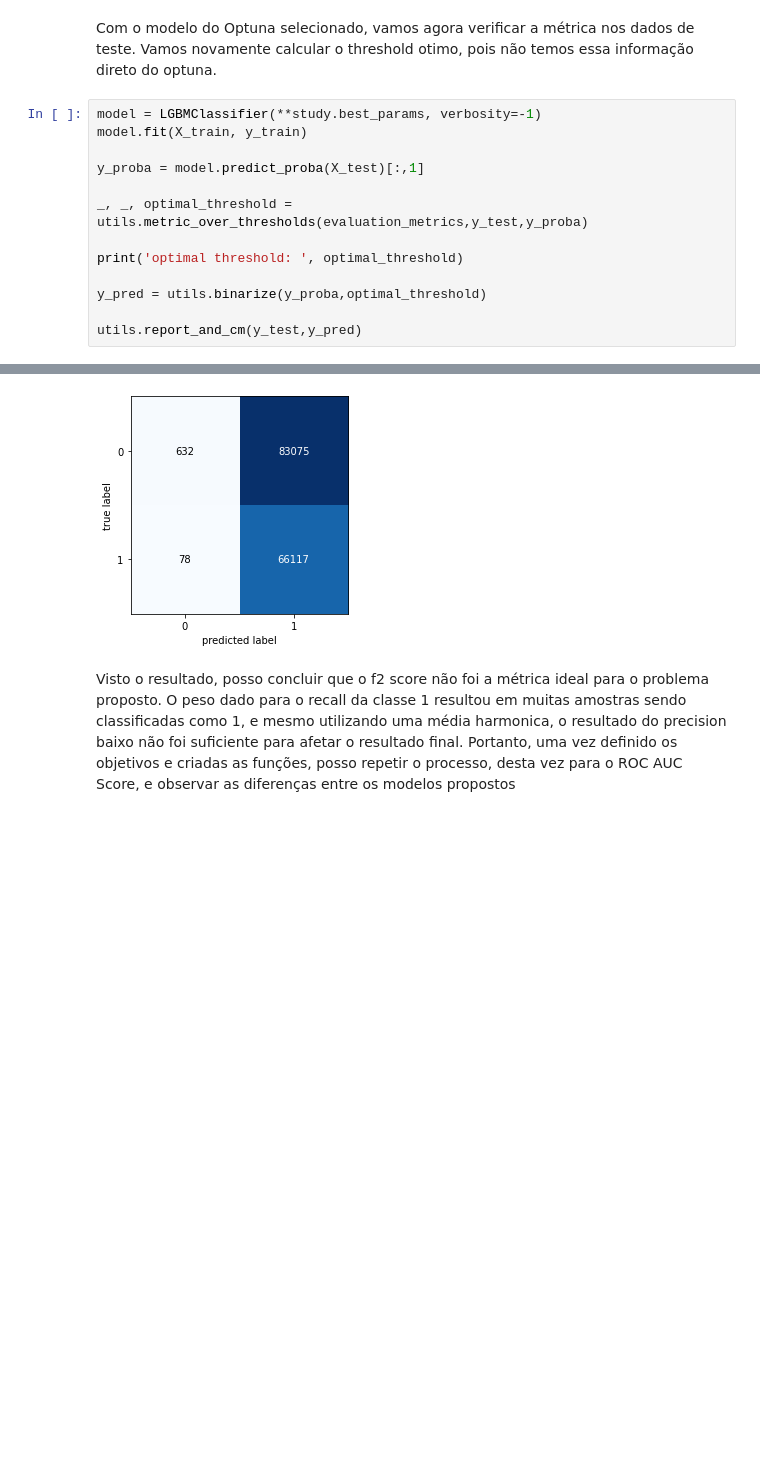
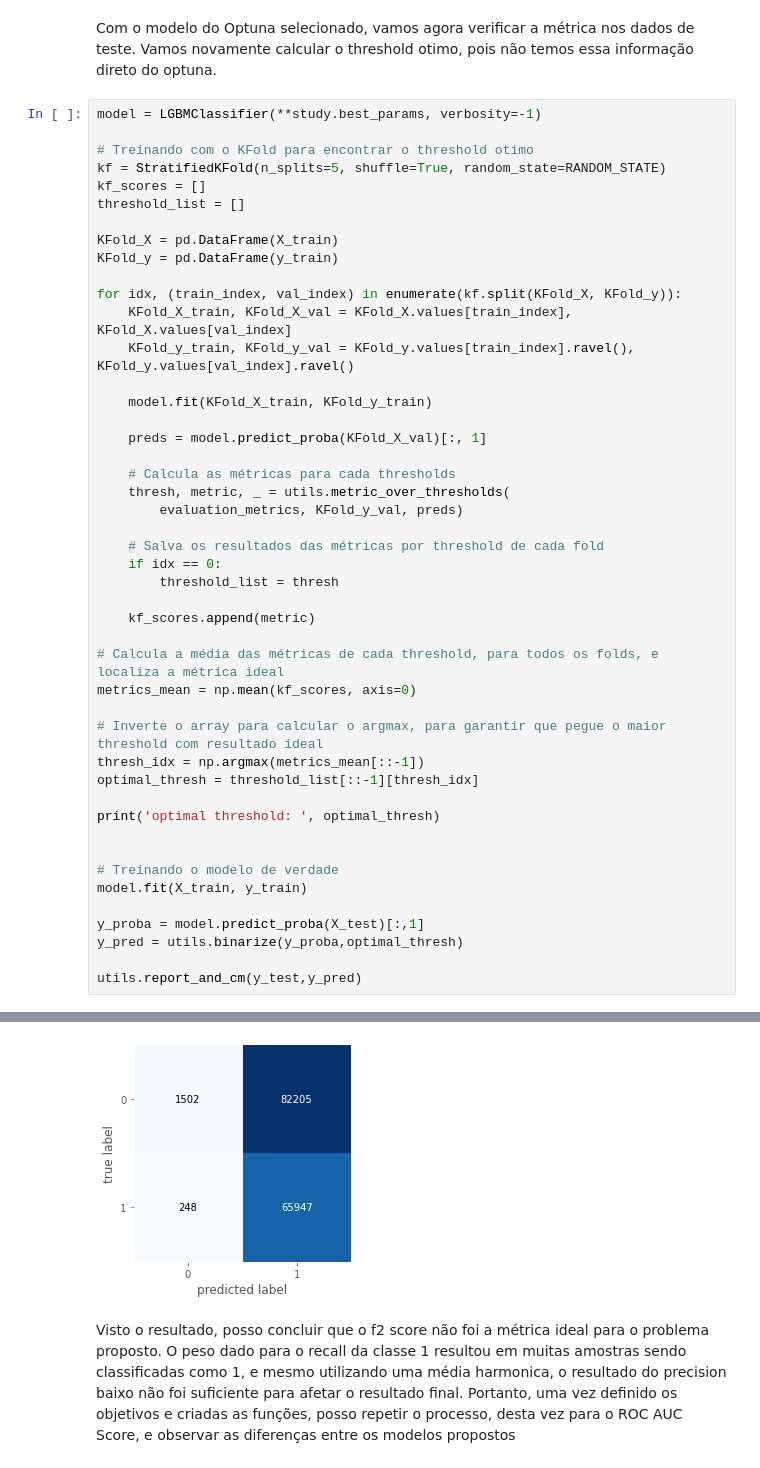
Before and after one commit to gdagosto/projeto-01-modulo-04-dsd, a Jupyter notebook: 781_Projeto1_GabrielDAgosto.ipynb, the cells around one changed output, grey strips where cells are left out. Cells and saved outputs as stored; diff of their text form; blank space fills up the shorter version.

Commit message:
fix not using kfold for finding optimal Threshold

```diff
--- a/781_Projeto1_GabrielDAgosto.ipynb
+++ b/781_Projeto1_GabrielDAgosto.ipynb
@@ -1341,15 +1342,48 @@ utils.optuna_plots(study)
 Com o modelo do Optuna selecionado, vamos agora verificar a métrica nos dados de teste. Vamos novamente calcular o threshold otimo, pois não temos essa informação direto do optuna.
 # %%
 model = LGBMClassifier(**study.best_params, verbosity=-1)
+
+# Treinando com o KFold para encontrar o threshold otimo
+kf = StratifiedKFold(n_splits=5, shuffle=True, random_state=RANDOM_STATE)
+kf_scores = []
+threshold_list = []
+
+KFold_X = pd.DataFrame(X_train)
+KFold_y = pd.DataFrame(y_train)
+
+for idx, (train_index, val_index) in enumerate(kf.split(KFold_X, KFold_y)):
+    KFold_X_train, KFold_X_val = KFold_X.values[train_index], KFold_X.values[val_index]
+    KFold_y_train, KFold_y_val = KFold_y.values[train_index].ravel(), KFold_y.values[val_index].ravel()
+
+    model.fit(KFold_X_train, KFold_y_train)
+
+    preds = model.predict_proba(KFold_X_val)[:, 1]
+
+    # Calcula as métricas para cada thresholds
+    thresh, metric, _ = utils.metric_over_thresholds(
+        evaluation_metrics, KFold_y_val, preds)
+
+    # Salva os resultados das métricas por threshold de cada fold
+    if idx == 0:
+        threshold_list = thresh
+
+    kf_scores.append(metric)
+
+# Calcula a média das métricas de cada threshold, para todos os folds, e localiza a métrica ideal
+metrics_mean = np.mean(kf_scores, axis=0)
+
+# Inverte o array para calcular o argmax, para garantir que pegue o maior threshold com resultado ideal
+thresh_idx = np.argmax(metrics_mean[::-1])
+optimal_thresh = threshold_list[::-1][thresh_idx]
+
+print('optimal threshold: ', optimal_thresh)
+
+
+# Treinando o modelo de verdade
 model.fit(X_train, y_train)
 
 y_proba = model.predict_proba(X_test)[:,1]
-
-_, _, optimal_threshold = utils.metric_over_thresholds(evaluation_metrics,y_test,y_proba)
-
-print('optimal threshold: ', optimal_threshold)
-
-y_pred = utils.binarize(y_proba,optimal_threshold)
+y_pred = utils.binarize(y_proba,optimal_thresh)
 
 utils.report_and_cm(y_test,y_pred)
 # %% [output]
@@ -1365,3 +1399,3 @@ weighted avg       0.69      0.45      0.28    149902
-[figure, old version]
+[figure, new version]
 # %% [markdown]
 Visto o resultado, posso concluir que o f2 score não foi a métrica ideal para o problema proposto. O peso dado para o recall da classe 1 resultou em muitas amostras sendo classificadas como 1, e mesmo utilizando uma média harmonica, o resultado do precision baixo não foi suficiente para afetar o resultado final. Portanto, uma vez definido os objetivos e criadas as funções, posso repetir o processo, desta vez para o ROC AUC Score, e observar as diferenças entre os modelos propostos
```
Also changed, not shown: parts of 17 cells of this notebook, 1 other file.
